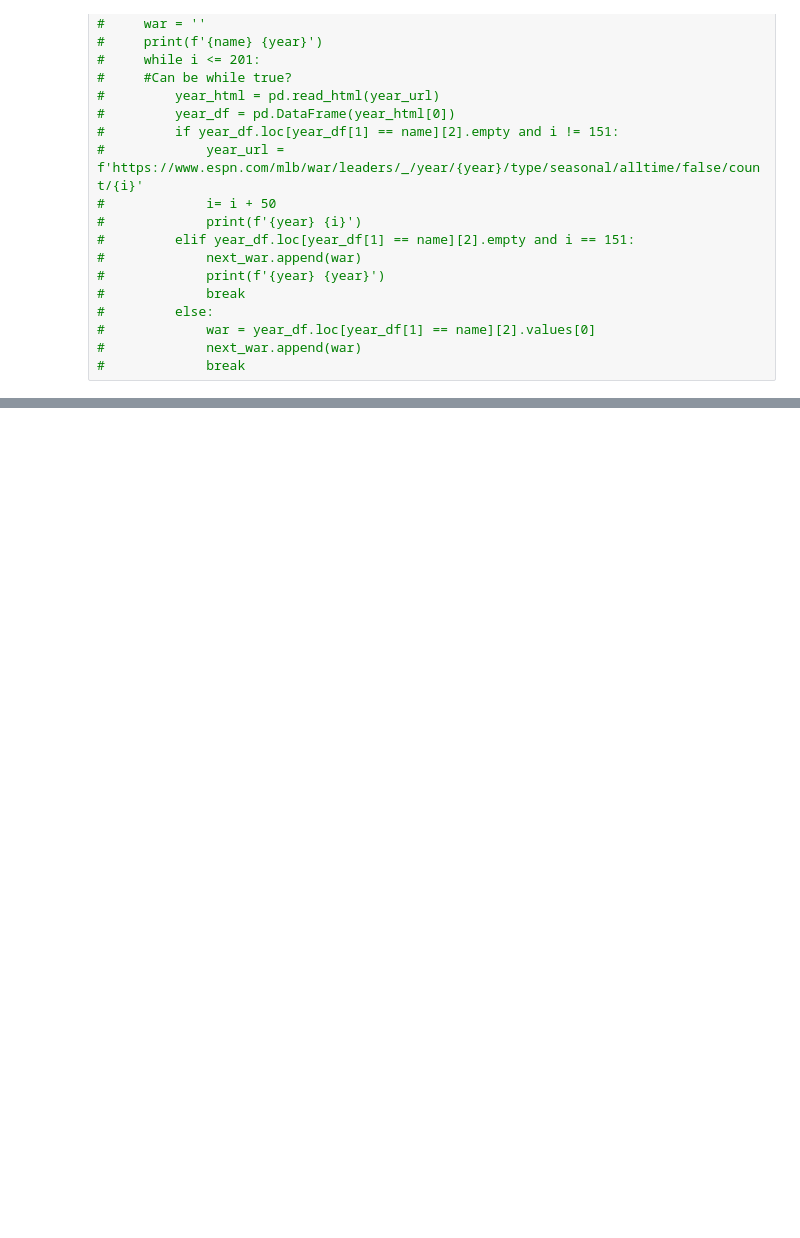
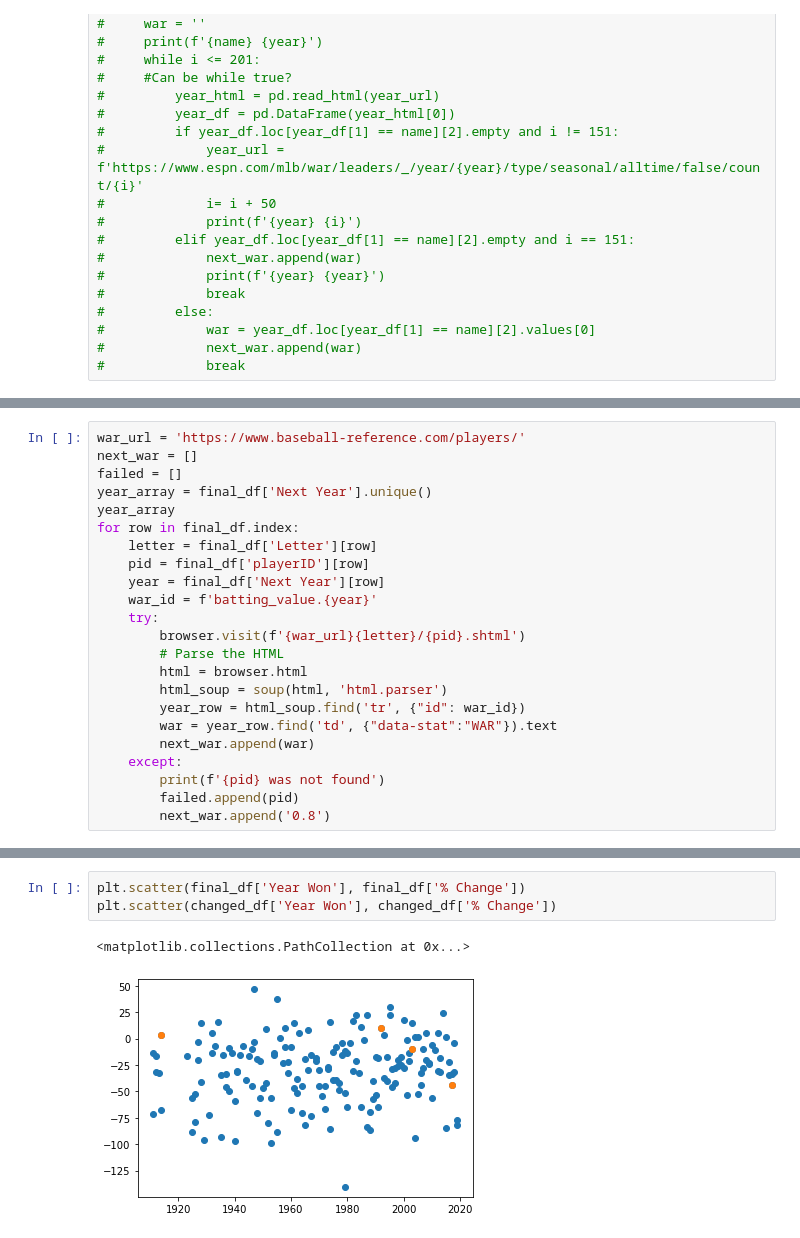
Before and after one commit to ajg318/WARcomparison, a Jupyter notebook: WarAnalysis.ipynb, the cells around one changed output, grey strips where cells are left out. Saved outputs shown, nothing was run; the diff lists cells and outputs as text; blank space fills up the shorter version.

```diff
--- a/WarAnalysis.ipynb
+++ b/WarAnalysis.ipynb
@@ -306,0 +329,23 @@ changed_df
+# %%
+war_url = 'https://www.baseball-reference.com/players/'
+next_war = []
+failed = []
+year_array = final_df['Next Year'].unique()
+year_array
+for row in final_df.index:
+    letter = final_df['Letter'][row]
+    pid = final_df['playerID'][row]
+    year = final_df['Next Year'][row]
+    war_id = f'batting_value.{year}'
+    try:
+        browser.visit(f'{war_url}{letter}/{pid}.shtml')
+        # Parse the HTML
+        html = browser.html
+        html_soup = soup(html, 'html.parser')
+        year_row = html_soup.find('tr', {"id": war_id})
+        war = year_row.find('td', {"data-stat":"WAR"}).text
+        next_war.append(war)
+    except:
+        print(f'{pid} was not found')
+        failed.append(pid)
+        next_war.append('0.8')
@@ -306,0 +490,6 @@ changed_df
+# %%
+plt.scatter(final_df['Year Won'], final_df['% Change'])
+plt.scatter(changed_df['Year Won'], changed_df['% Change'])
+# %% [output]
+<matplotlib.collections.PathCollection at 0x...>
+[figure, added]
```
Also changed, not shown: parts of 38 cells of this notebook.
